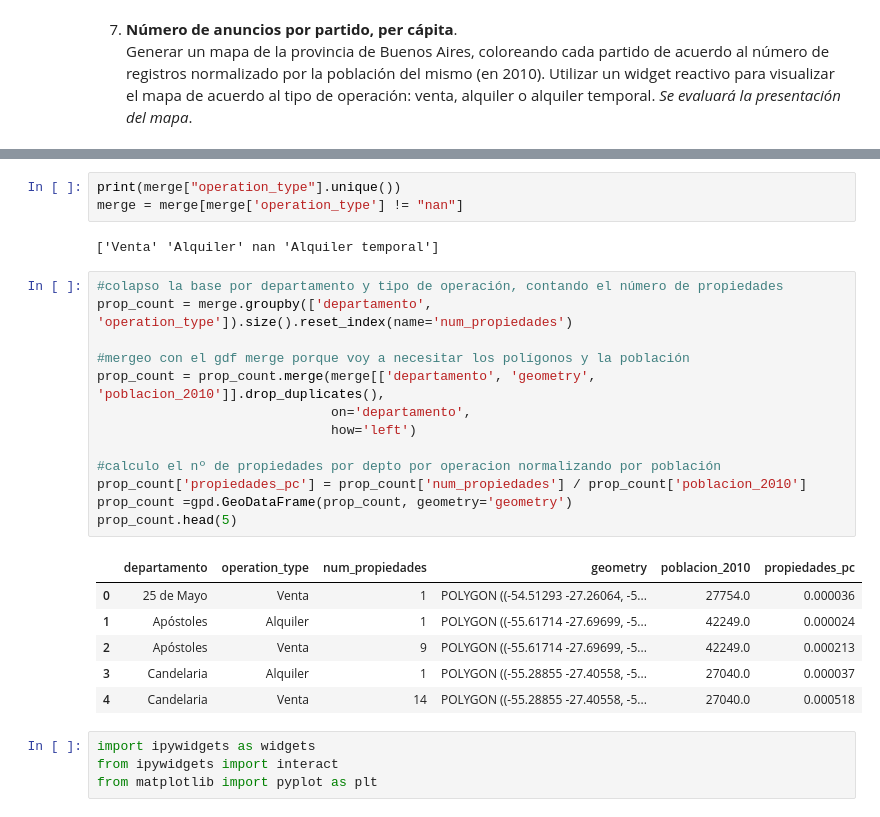
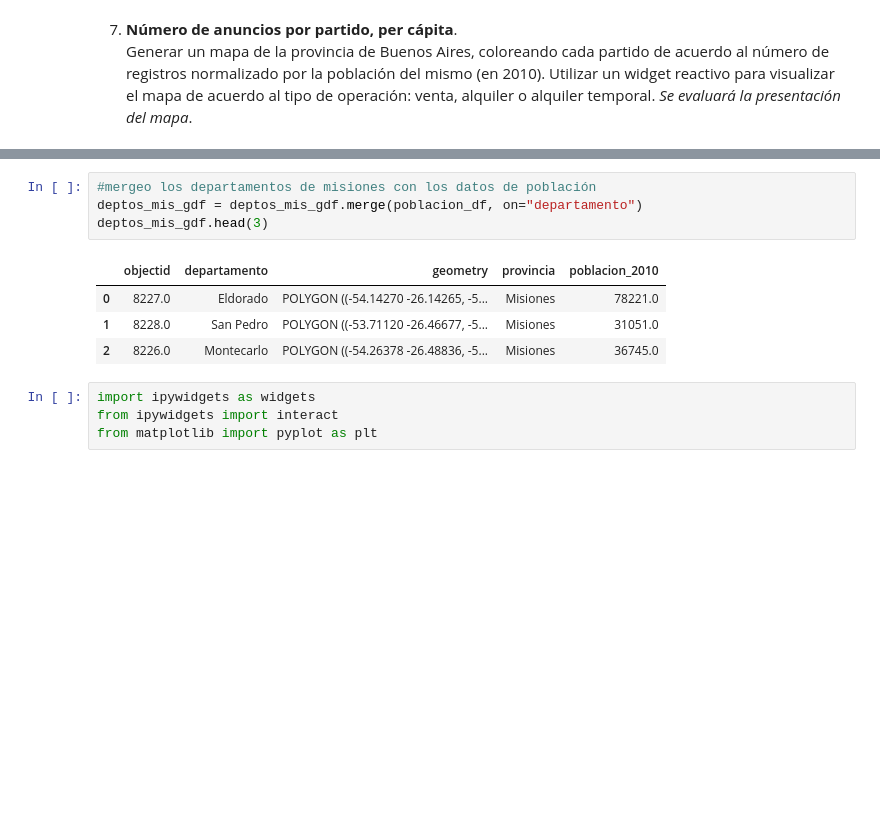
Before and after one commit to larasofiacantero/repo_tp5, a Jupyter notebook: Cantero_PythEcon2024_tp5.ipynb, the cells around one changed output, grey strips where cells are left out. Saved outputs shown, nothing was run; the diff lists cells and outputs as text; blank space fills up the shorter version.

```diff
--- a/Cantero_PythEcon2024_tp5.ipynb
+++ b/Cantero_PythEcon2024_tp5.ipynb
@@ -400,28 +379,12 @@ print(merge["departamento"].unique())
-# %%
-print(merge["operation_type"].unique())
-merge = merge[merge['operation_type'] != "nan"]
-# %% [output]
-['Venta' 'Alquiler' nan 'Alquiler temporal']
-# %%
-#colapso la base por departamento y tipo de operación, contando el número de propiedades
-prop_count = merge.groupby(['departamento', 'operation_type']).size().reset_index(name='num_propiedades')
-
-#mergeo con el gdf merge porque voy a necesitar los polígonos y la población
-prop_count = prop_count.merge(merge[['departamento', 'geometry', 'poblacion_2010']].drop_duplicates(),
-                              on='departamento',
-                              how='left')
-
-#calculo el nº de propiedades por depto por operacion normalizando por población
-prop_count['propiedades_pc'] = prop_count['num_propiedades'] / prop_count['poblacion_2010']
-prop_count =gpd.GeoDataFrame(prop_count, geometry='geometry')
-prop_count.head(5)
-# %% [output]
-|  | departamento | operation_type | num_propiedades | geometry | poblacion_2010 | propiedades_pc |
-| 0 | 25 de Mayo | Venta | 1 | POLYGON ((-54.51293 -27.26064, -5... | 27754.0 | 0.000036 |
-| 1 | Apóstoles | Alquiler | 1 | POLYGON ((-55.61714 -27.69699, -5... | 42249.0 | 0.000024 |
-| 2 | Apóstoles | Venta | 9 | POLYGON ((-55.61714 -27.69699, -5... | 42249.0 | 0.000213 |
-| 3 | Candelaria | Alquiler | 1 | POLYGON ((-55.28855 -27.40558, -5... | 27040.0 | 0.000037 |
-| 4 | Candelaria | Venta | 14 | POLYGON ((-55.28855 -27.40558, -5... | 27040.0 | 0.000518 |
+# %%
+#mergeo los departamentos de misiones con los datos de población
+deptos_mis_gdf = deptos_mis_gdf.merge(poblacion_df, on="departamento")
+deptos_mis_gdf.head(3)
+# %% [output]
+|  | objectid | departamento | geometry | provincia | poblacion_2010 |
+| 0 | 8227.0 | Eldorado | POLYGON ((-54.14270 -26.14265, -5... | Misiones | 78221.0 |
+| 1 | 8228.0 | San Pedro | POLYGON ((-53.71120 -26.46677, -5... | Misiones | 31051.0 |
+| 2 | 8226.0 | Montecarlo | POLYGON ((-54.26378 -26.48836, -5... | Misiones | 36745.0 |
 # %%
 import ipywidgets as widgets
 from ipywidgets import interact
```
Also changed, not shown: parts of 9 cells of this notebook.
